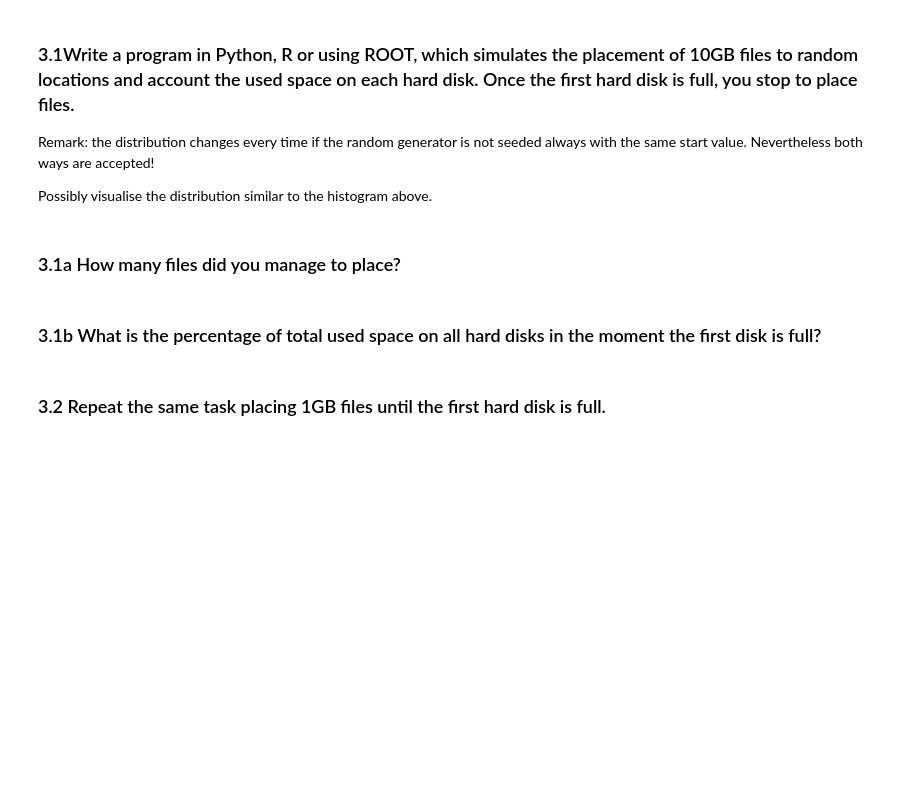
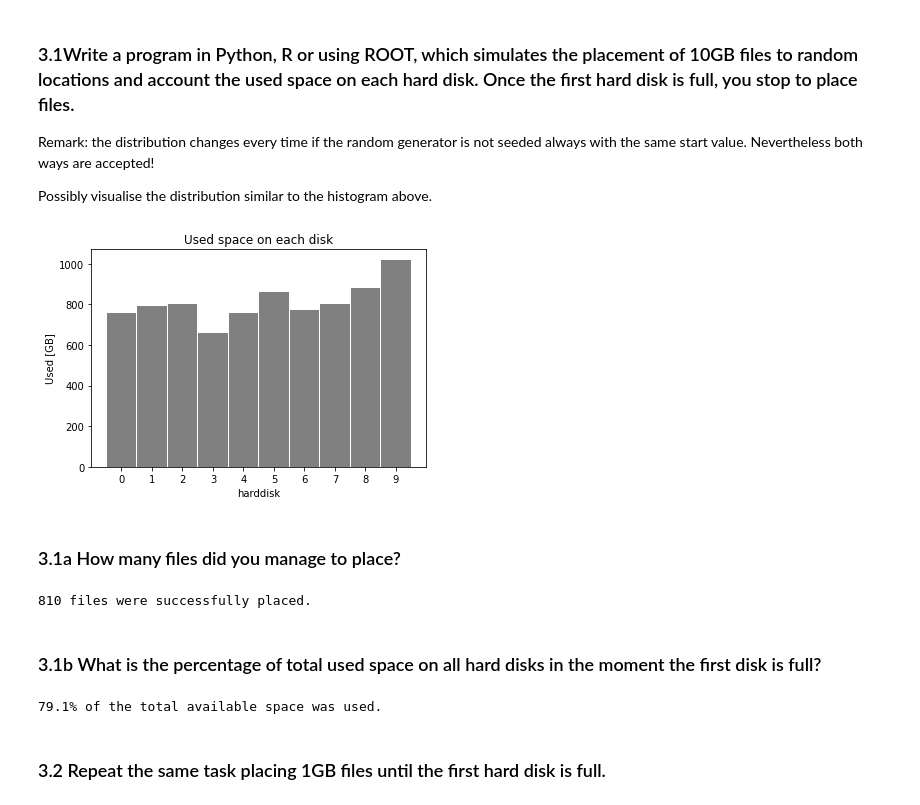
Before and after one commit to SaverioMonaco/MAPDAssignment, a Jupyter notebook: datamanagement.ipynb, the cells around one changed output. Saved outputs shown, nothing was run; the diff lists cells and outputs as text; code cells hidden in the pictures; blank space fills up the shorter version.

```diff
--- a/datamanagement.ipynb
+++ b/datamanagement.ipynb
@@ -96,9 +96,70 @@ Place as many files of 10GB size as possible to hard disks choosing random locat
 Remark: the distribution changes every time if the random generator is not seeded always with the same start value. Nevertheless both ways are accepted!
 
 Possibly visualise the distribution similar to the histogram above.
+# %%
+import random
+import matplotlib.pyplot as plt
+import numpy as np
+random.seed(1234)
+choose = random.choice
+
+def place_files(N_disks, disk_size, file_size, stop_criteria, selection_rule):
+    # Initially available space
+    free_space = N_disks*[disk_size]
+
+    # No file has been placed yet
+    placed_files = 0
+
+    while not(stop_criteria(free_space)):
+        # Randomly choose where to place
+        disk = selection_rule(free_space)
+
+        # Reduce available space
+        free_space[disk] -= file_size
+
+        # increase number of placed files
+        placed_files += 1
+
+    #TODO: exceptional case to avoid loop. e. g. file size is 0.
+    return free_space, placed_files
+
+def plot_usage(disk_size,free_space):
+    N_disks = len(free_space)
+    used = [(disk_size - f)/1024 for f in free_space]
+    plt.bar(range(N_disks),used, width = 0.98, tick_label = range(N_disks), color = 'gray')
+    plt.title('Used space on each disk')
+    plt.xlabel('harddisk')
+    plt.ylabel('Used [GB]')
+    plt.show()
+
+
+N_disks = 10; disk_size = 1024*1024 # ten 1TB = 1048576MB disks
+file_size = 10*1024 # 10GB files
+stop_criteria = lambda free_space: any(f<file_size for f in free_space)#No further files can be placed in the disk
+selection_rule = lambda free_space: choose(range(len(free_space)))
+
+## Heuristic criteria to make an efficient use of available space.
+#stop_criteria = lambda free_space: all(f<file_size for f in free_space)
+#selection_rule = lambda free_space: max(range(len(free_space)),key = lambda x: free_space[x])
+
+free_space, placed_files = place_files(N_disks,disk_size,file_size,stop_criteria,selection_rule)
+
+plot_usage(disk_size,free_space)
+# %% [output]
+[figure, added]
 # %% [markdown]
 ### 3.1a How many files did you manage to place?
+# %%
+print(f'{placed_files} files were successfully placed.')
+# %% [output]
+810 files were successfully placed.
 # %% [markdown]
 ### 3.1b What is the percentage of total used space on all hard disks in the moment the first disk is full?
+# %%
+total_space = N_disks*disk_size
+used_percentage = 100*(total_space-sum(free_space))/total_space
+print(f'{round(used_percentage,2)}% of the total available space was used.')
+# %% [output]
+79.1% of the total available space was used.
 # %% [markdown]
 ### 3.2 Repeat the same task placing 1GB files until the first hard disk is full.
```
Also changed, not shown: parts of 5 cells of this notebook.
